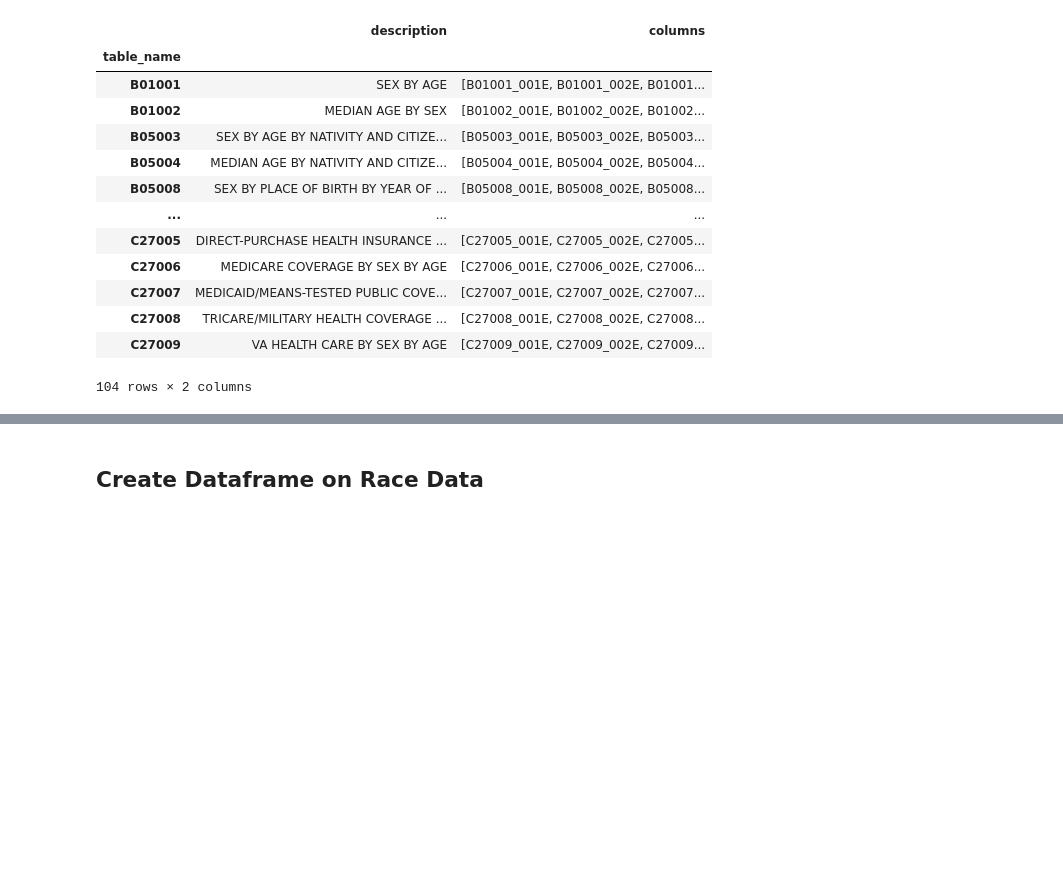
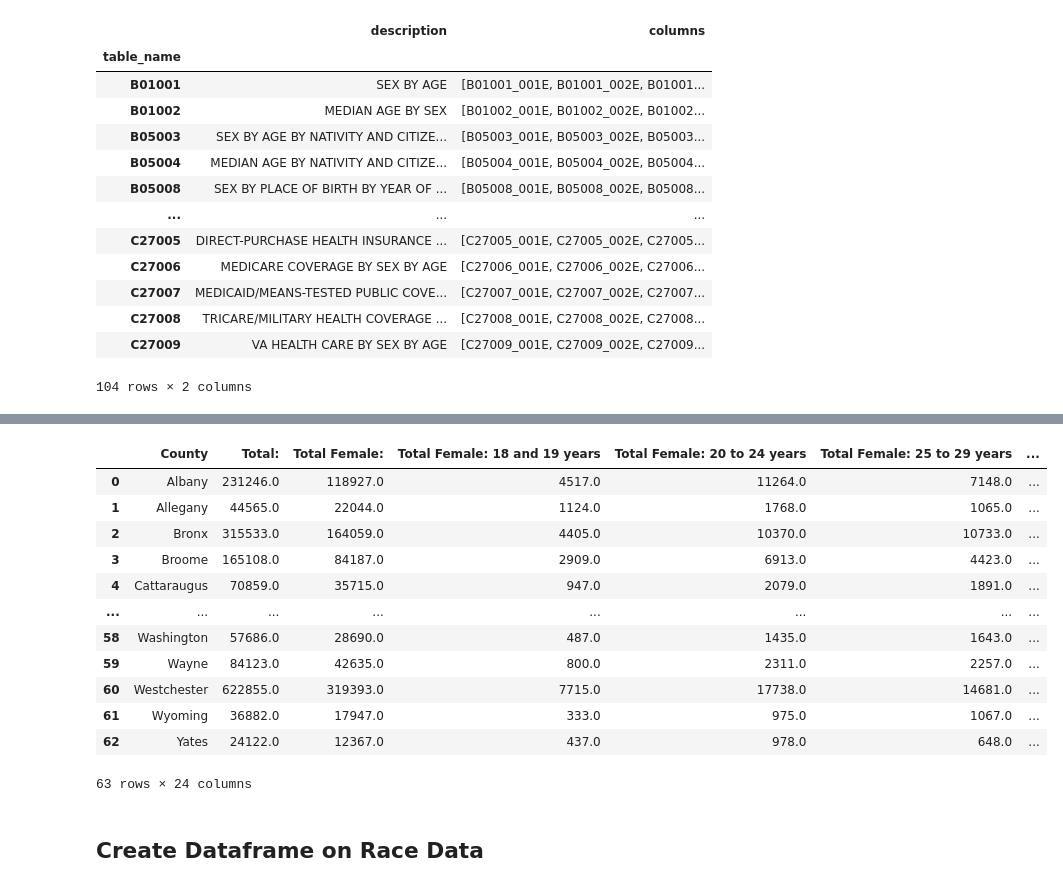
Before and after one commit to lilyhartmann/final_project_4447, a Jupyter notebook: project.ipynb, the cells around one changed output, grey strips where cells are left out. Saved outputs shown, nothing was run; the diff lists cells and outputs as text; code cells hidden in the pictures; blank space fills up the shorter version.

```diff
--- a/project.ipynb
+++ b/project.ipynb
@@ -284,3 +304,24 @@ NameError: name 'sexDF' is not defined
+# %%
+# read data in from csv
+# this is so you don't have to run through the previous for loop (saves time)
+
+sexDF = pd.read_csv('NY_sexData.csv')
+sexDF = sexDF.drop(['Unnamed: 0'], axis = 1)
+sexDF
+# %% [output]
+|  | County | Total: | Total Female: | Total Female: 18 and 19 years | Total Female: 20 to 24 years | Total Female: 25 to 29 years | ... |
+| 0 | Albany | 231246.0 | 118927.0 | 4517.0 | 11264.0 | 7148.0 | ... |
+| 1 | Allegany | 44565.0 | 22044.0 | 1124.0 | 1768.0 | 1065.0 | ... |
+| 2 | Bronx | 315533.0 | 164059.0 | 4405.0 | 10370.0 | 10733.0 | ... |
+| 3 | Broome | 165108.0 | 84187.0 | 2909.0 | 6913.0 | 4423.0 | ... |
+| 4 | Cattaraugus | 70859.0 | 35715.0 | 947.0 | 2079.0 | 1891.0 | ... |
+| ... | ... | ... | ... | ... | ... | ... | ... |
+| 58 | Washington | 57686.0 | 28690.0 | 487.0 | 1435.0 | 1643.0 | ... |
+| 59 | Wayne | 84123.0 | 42635.0 | 800.0 | 2311.0 | 2257.0 | ... |
+| 60 | Westchester | 622855.0 | 319393.0 | 7715.0 | 17738.0 | 14681.0 | ... |
+| 61 | Wyoming | 36882.0 | 17947.0 | 333.0 | 975.0 | 1067.0 | ... |
+| 62 | Yates | 24122.0 | 12367.0 | 437.0 | 978.0 | 648.0 | ... |
+63 rows × 24 columns
 # %% [markdown]
 ## Create Dataframe on Race Data
 # %%
```
Also changed, not shown: parts of 16 cells of this notebook.
